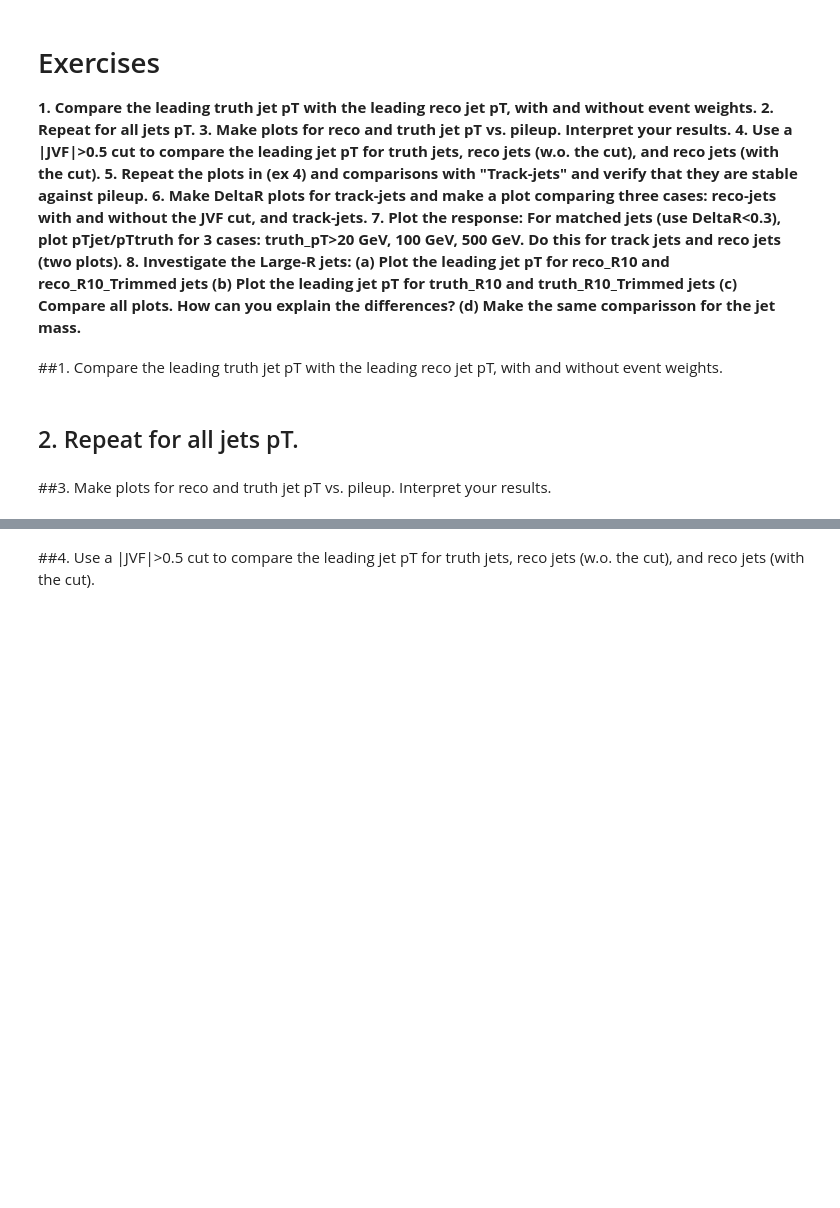
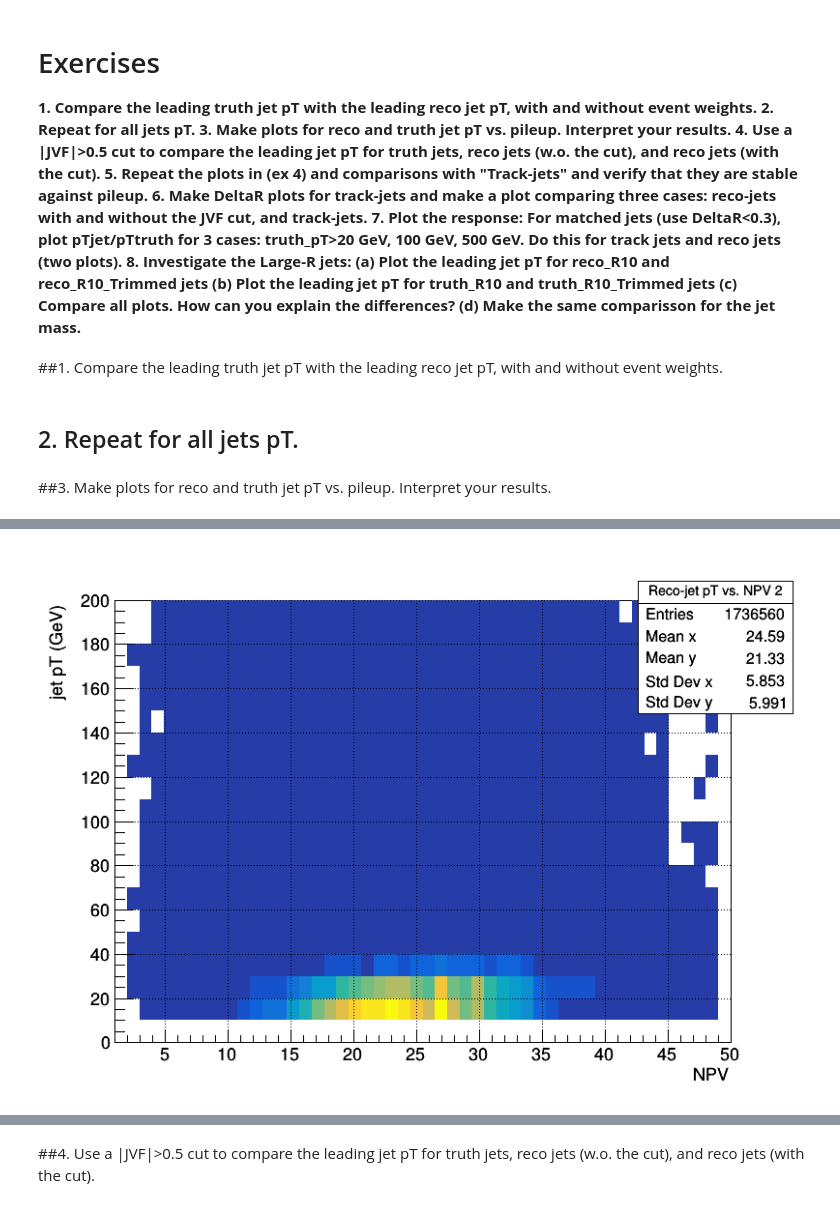
Before and after one commit to cfrc2694/HEP_Exercises, a Jupyter notebook: 02_Jets.ipynb, the cells around one changed output, grey strips where cells are left out. Cells and saved outputs as stored; diff of their text form; code cells hidden in the pictures; blank space fills up the shorter version.

```diff
--- a/02_Jets.ipynb
+++ b/02_Jets.ipynb
@@ -259,3 +263,34 @@ canvas2.Draw();
 ## 2. Repeat for all jets pT.
 # %% [markdown]
 ##3. Make plots for reco and truth jet pT vs. pileup. Interpret your results.
+# %%
+canvas3 = TCanvas("Canvas2","",800,600)
+canvas3.SetGrid()
+hist_reco_jetpt_npv = TH2F("Reco-jet pT vs. NPV 2",";NPV; jet pT (GeV)",50,1,50, 20, 0, 200);
+prof_reco_jetpt_npv = TProfile("Profile Reco-jet pT vs. NPV 2",";NPV; jet pT (GeV)",50,1,50, 0, 200);
+
+hist_truth_jetpt_npv = TH2F("Truth-jet pT vs. NPV",";NPV; jet pT (GeV)",50,1,50, 20, 0, 200);
+prof_truth_jetpt_npv = TProfile("Profile Truth-jet pT vs. NPV",";NPV; jet pT (GeV)",50,1,50, 0, 200);
+
+hist_track_jetpt_npv = TH2F("Track-jet pT vs. NPV",";NPV; jet pT (GeV)",50,1,50, 20, 0, 200);
+prof_track_jetpt_npv = TProfile("Profile Track-jet pT vs. NPV",";NPV; jet pT (GeV)",50,1,50, 0, 200);
+
+for event in tree:
+  evtw=tree.EventWeight
+  npv=tree.NPV
+  reco_R4_pt=tree.RecoJets_R4_pt
+  truth_R4_pt=tree.TruthJets_R4_pt
+  track_R4_pt=tree.TrackJets_R4_pt
+
+  if(reco_R4_pt.size()!=0 and reco_R4_pt.at(0)>20e3):
+    for j in range(reco_R4_pt.size()):
+      hist_reco_jetpt_npv.Fill(npv,reco_R4_pt.at(j)/1000.,evtw);
+      prof_reco_jetpt_npv.Fill(npv,reco_R4_pt.at(j)/1000.,evtw);
+  if(truth_R4_pt.size()!=0 and truth_R4_pt.at(0)>20e3):
+    for j in range(truth_R4_pt.size()):
+      hist_truth_jetpt_npv.Fill(npv,truth_R4_pt.at(j)/1000.,evtw);
+      prof_truth_jetpt_npv.Fill(npv,truth_R4_pt.at(j)/1000.,evtw);
+  if(track_R4_pt.size()!=0 and track_R4_pt.at(0)>20e3):
+    for j in range(track_R4_pt.size()):
+      hist_track_jetpt_npv.Fill(npv,track_R4_pt.at(j)/1000.,evtw);
+      prof_track_jetpt_npv.Fill(npv,track_R4_pt.at(j)/1000.,evtw);
@@ -261,0 +305,5 @@ canvas2.Draw();
+# %%
+hist_reco_jetpt_npv.Draw("COL")
+canvas3.Draw()
+# %% [output]
+[figure, added]
```
Also changed, not shown: parts of 13 cells of this notebook.
